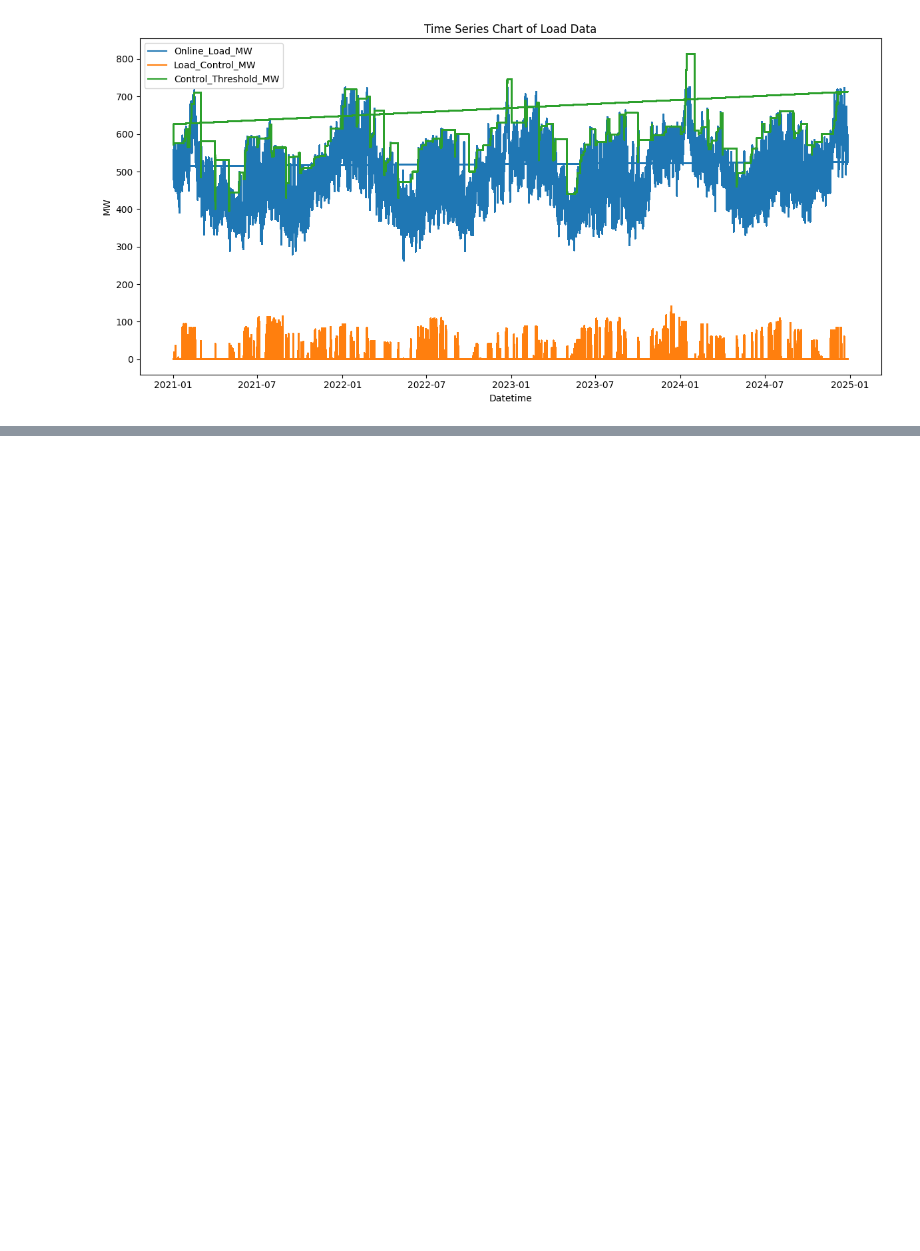
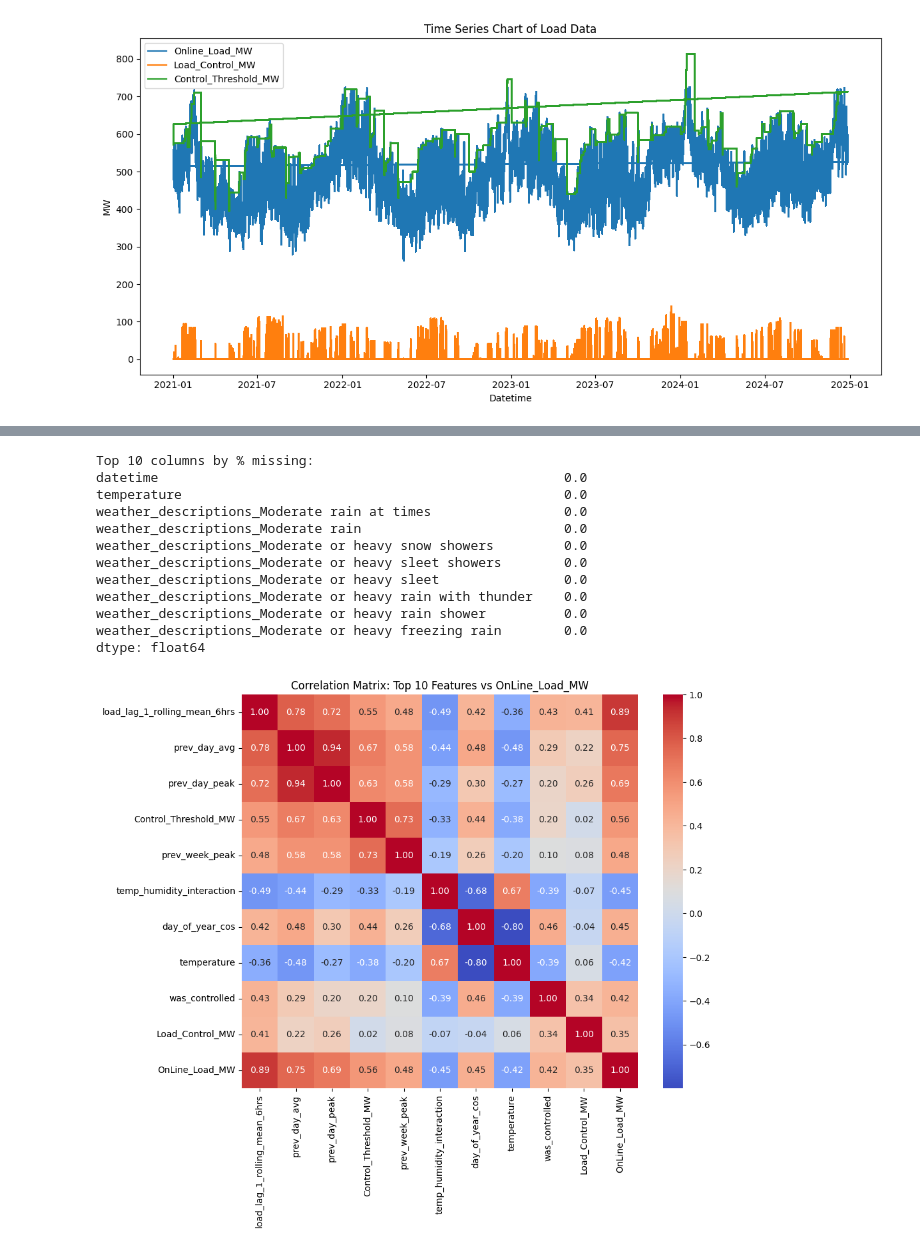
Before and after one commit to LNRobertson/East_River, a Jupyter notebook: notebooks/modeling/baseline_model.ipynb, the cells around one changed output, grey strips where cells are left out. Cells and saved outputs as stored; diff of their text form; code cells hidden in the pictures; blank space fills up the shorter version.

```diff
--- a/notebooks/modeling/baseline_model.ipynb
+++ b/notebooks/modeling/baseline_model.ipynb
@@ -18,8 +26,6 @@ load_forecasts_df.head()
 print(load_forecasts_df.columns.to_list())
 # %% [output]
 ['datetime', 'temperature', 'wind_speed', 'wind_degree', 'humidity', 'visibility', 'pressure', 'cloudcover', 'windgust', 'uv_index', 'snowfall', 'snow_depth', 'relative_humidity_2m', 'global_tilted_ir ...
-# %%
-load_forecasts_df.drop('local_time', axis=1, inplace=True)
 # %%
 print("Number of features:", load_forecasts_df.shape[1])
 # %% [output]
@@ -57,0 +87,30 @@ plt.show()
+# %%
+# 1) Missing‐value summary
+null_pct = load_forecasts_df.isnull().mean().sort_values(ascending=False) * 100
+print("Top 10 columns by % missing:")
+print(null_pct.head(10))
+
+# 2) Find top 10 features most correlated with the target
+corr = load_forecasts_df.corr()
+top_feats = corr['OnLine_Load_MW'].abs().sort_values(ascending=False).drop('OnLine_Load_MW').head(10).index
+
+# 3) Plot heatmap of correlations among those top features + target
+plt.figure(figsize=(10, 8))
+sns.heatmap(load_forecasts_df[top_feats.tolist() + ['OnLine_Load_MW']].corr(),
+            annot=True, fmt=".2f", cmap='coolwarm')
+plt.title("Correlation Matrix: Top 10 Features vs OnLine_Load_MW")
+plt.show()
+# %% [output]
+Top 10 columns by % missing:
+datetime                                                    0.0
+temperature                                                 0.0
+weather_descriptions_Moderate rain at times                 0.0
+weather_descriptions_Moderate rain                          0.0
+weather_descriptions_Moderate or heavy snow showers         0.0
+weather_descriptions_Moderate or heavy sleet showers        0.0
+weather_descriptions_Moderate or heavy sleet                0.0
+weather_descriptions_Moderate or heavy rain with thunder    0.0
+weather_descriptions_Moderate or heavy rain shower          0.0
+weather_descriptions_Moderate or heavy freezing rain        0.0
+dtype: float64
+[figure, added]
```
Also changed, not shown: parts of 19 cells of this notebook.
